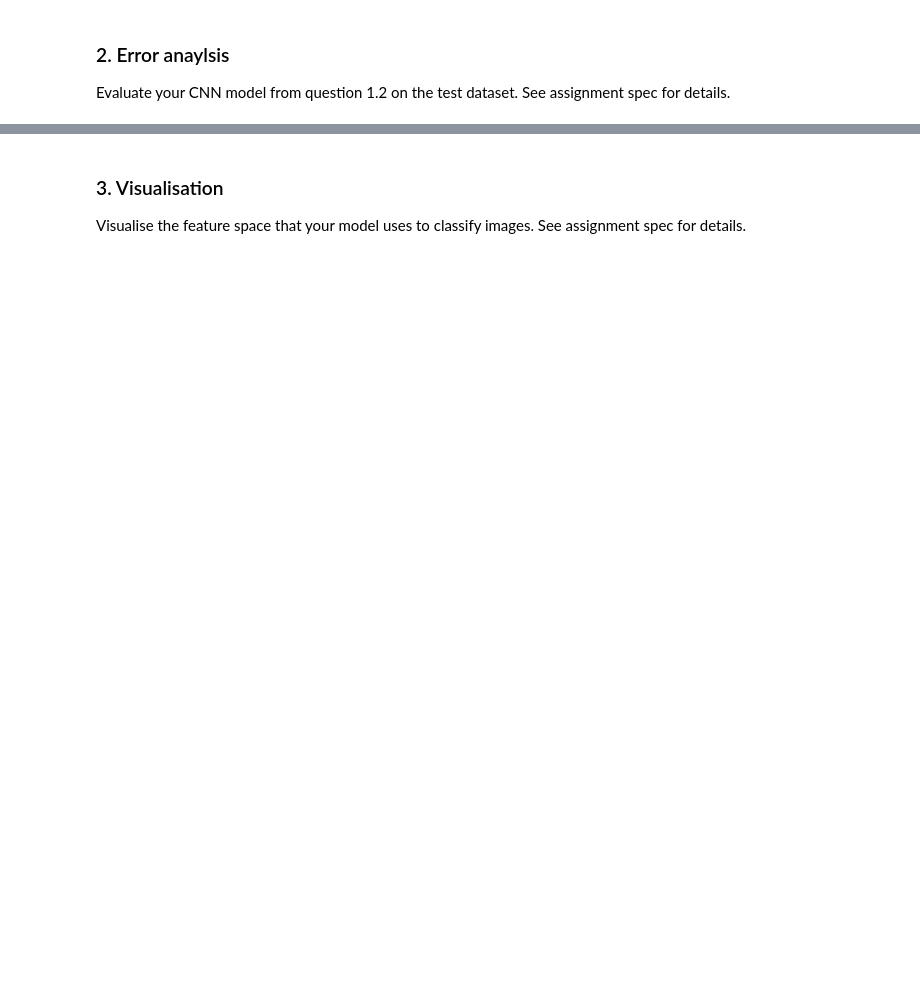
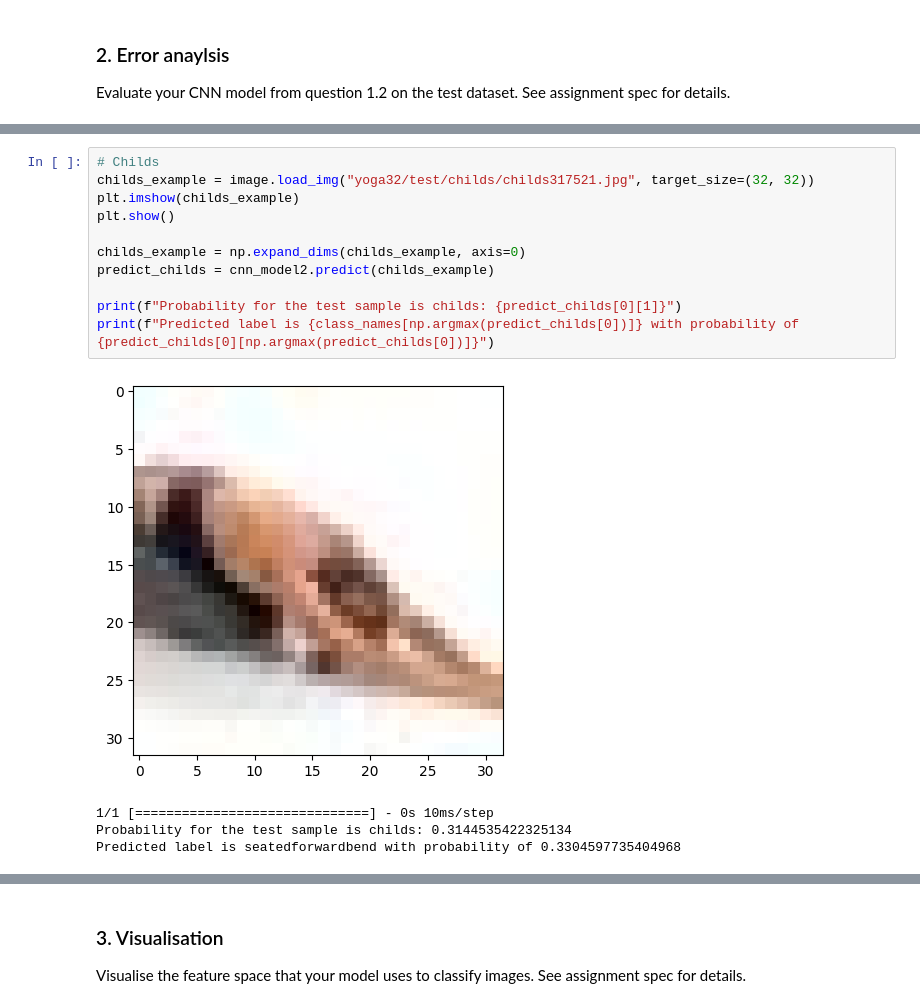
Before and after one commit to LOOP115/Image_Classification_CNN, a Jupyter notebook: code.ipynb, the cells around one changed output, grey strips where cells are left out. Saved outputs shown, nothing was run; the diff lists cells and outputs as text; blank space fills up the shorter version.

```diff
--- a/code.ipynb
+++ b/code.ipynb
@@ -132,0 +229,16 @@ Evaluate your CNN model from question 1.2 on the test dataset. See assignment sp
+# %%
+# Childs
+childs_example = image.load_img("yoga32/test/childs/childs317521.jpg", target_size=(32, 32))
+plt.imshow(childs_example)
+plt.show()
+
+childs_example = np.expand_dims(childs_example, axis=0)
+predict_childs = cnn_model2.predict(childs_example)
+
+print(f"Probability for the test sample is childs: {predict_childs[0][1]}")
+print(f"Predicted label is {class_names[np.argmax(predict_childs[0])]} with probability of {predict_childs[0][np.argmax(predict_childs[0])]}")
+# %% [output]
+[figure, added]
+1/1 [==============================] - 0s 10ms/step
+Probability for the test sample is childs: 0.3144535422325134
+Predicted label is seatedforwardbend with probability of 0.3304597735404968
```
Also changed, not shown: parts of 7 cells of this notebook, 2 other files.
